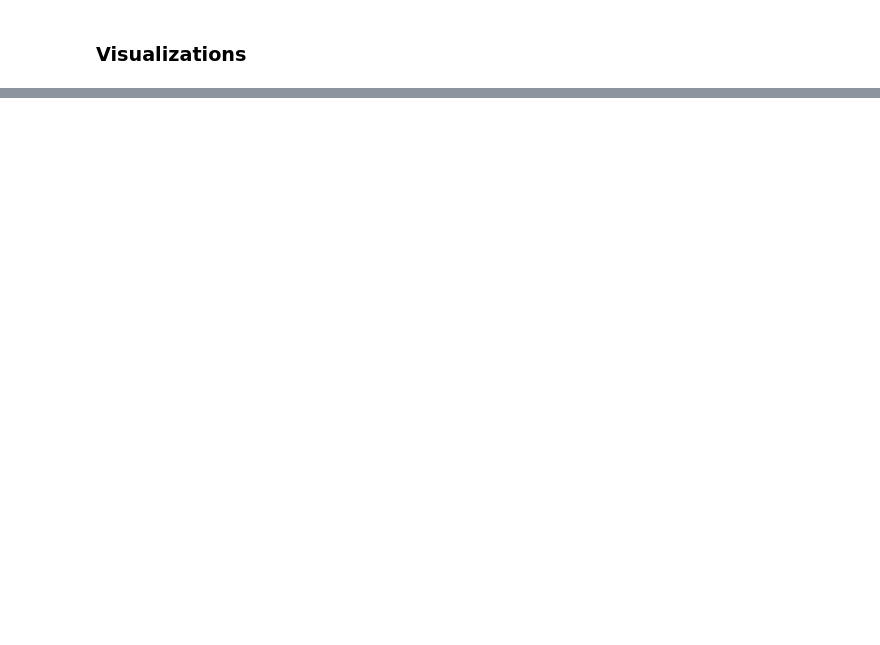
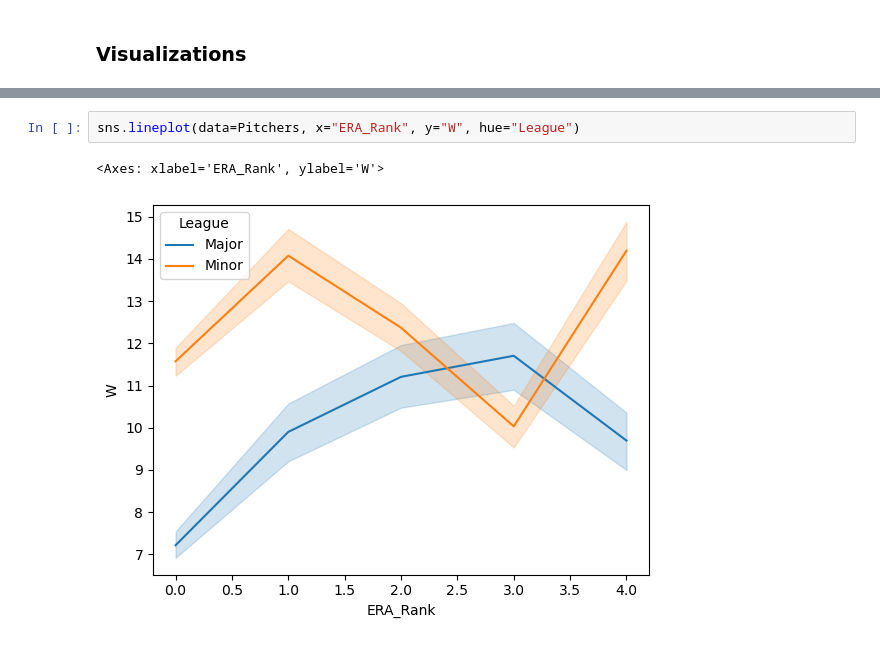
Before and after one commit to Kellyajara/MLB-MiLB-Classification, a Jupyter notebook: EDA .ipynb, the cells around one changed output, grey strips where cells are left out. Cells and saved outputs as stored; diff of their text form; blank space fills up the shorter version.

```diff
--- a/EDA .ipynb
+++ b/EDA .ipynb
@@ -315,0 +330,5 @@ Pitchers.to_csv('Pitchers_df.csv')
+# %%
+sns.lineplot(data=Pitchers, x="ERA_Rank", y="W", hue="League")
+# %% [output]
+<Axes: xlabel='ERA_Rank', ylabel='W'>
+[figure, added]
```
Also changed, not shown: parts of 2 cells of this notebook.
